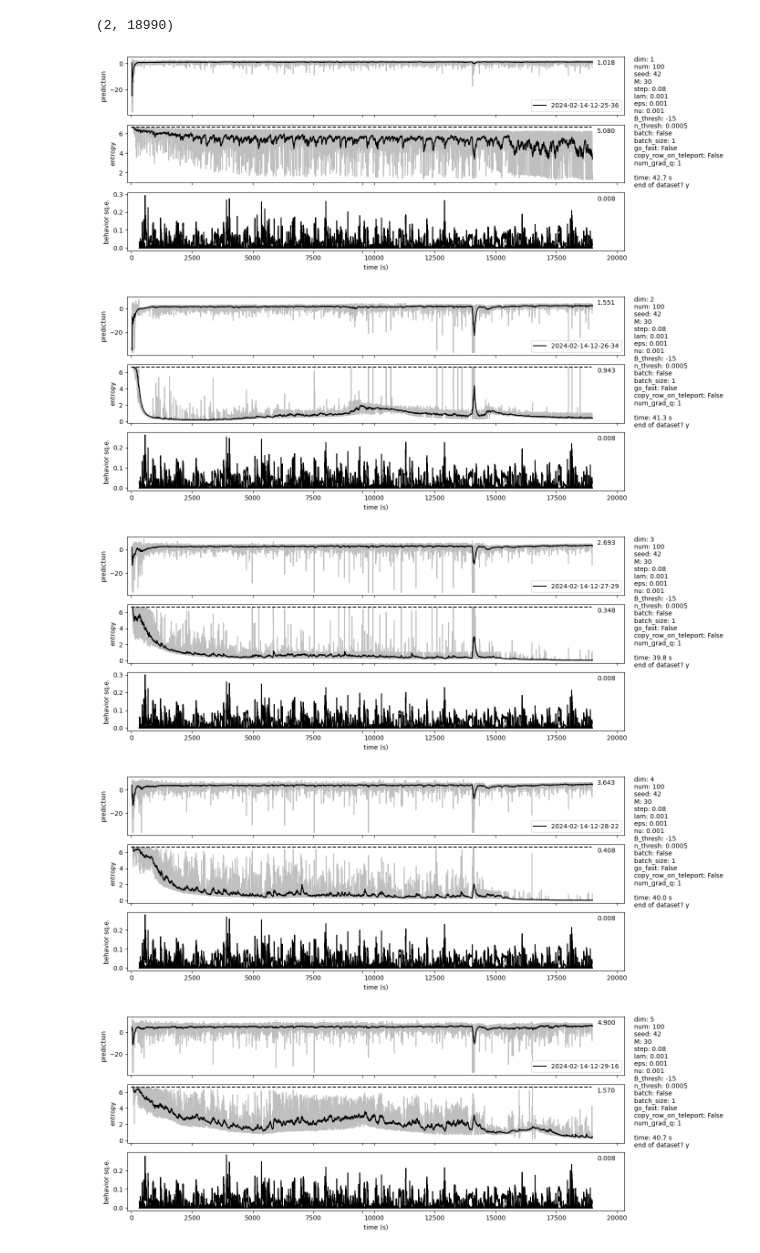
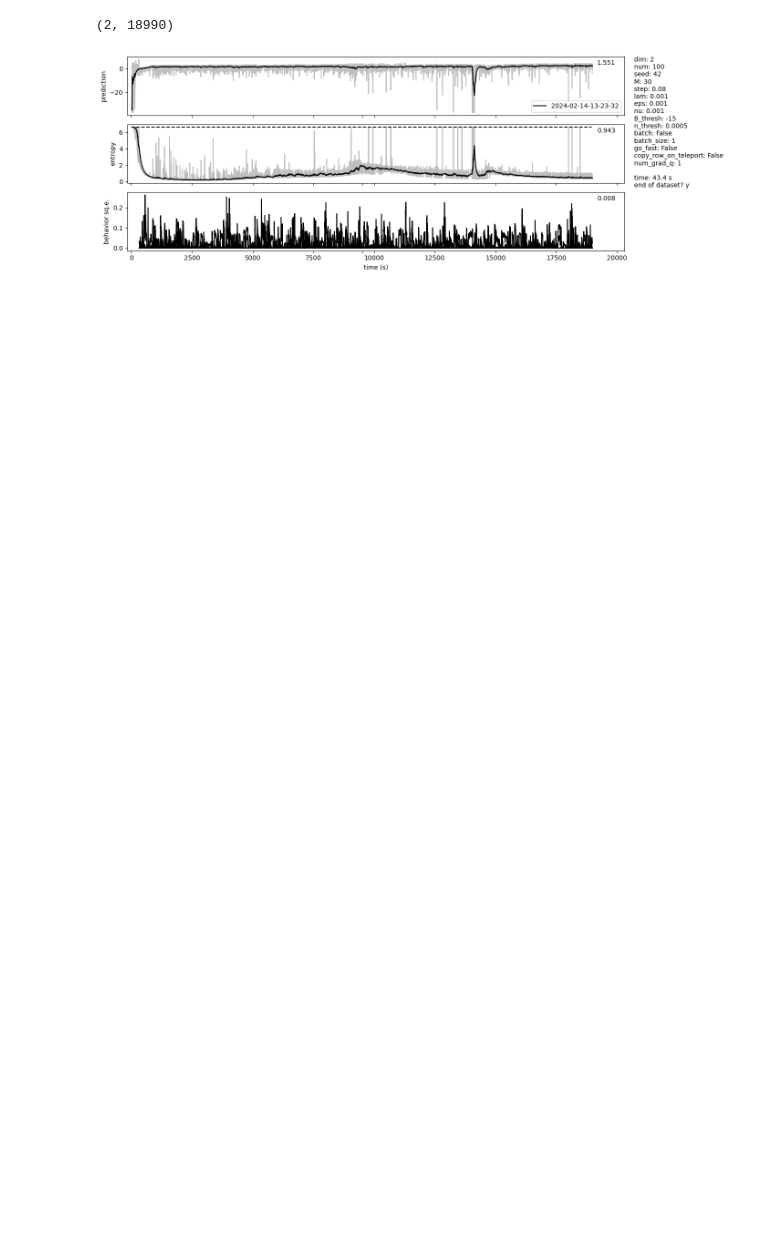
Before and after one commit to draeloslab/AdaptiveLatents, a Jupyter notebook: scripts/replicate_rios_thing.ipynb, the cells around one changed output. Drawn from its saved outputs; the diff is of its cells as text; code cells hidden in the pictures; blank space fills up the shorter version.

```diff
--- a/scripts/replicate_rios_thing.ipynb
+++ b/scripts/replicate_rios_thing.ipynb
@@ -124,16 +133,12 @@ decomp.shape
 # %%
 X, Y = loadFile('N_MC')
 brs = []
-for i in range(1, 10):
+for i in range(2, 3):
     decomp = reducePSVD(Y.T, i)
 
     X = X[:,-decomp.shape[1]:]
     br = main(decomp, X, nBubbles=100)
     brs.append(br)
     bpf.compare_metrics([br], 1)
 # %% [output]
-[figure, old version]
+[figure, new version]
-[figure, removed]
-[figure, removed]
-[figure, removed]
-[figure, removed]
```
Also changed, not shown: parts of 7 cells of this notebook, 5 other files.
